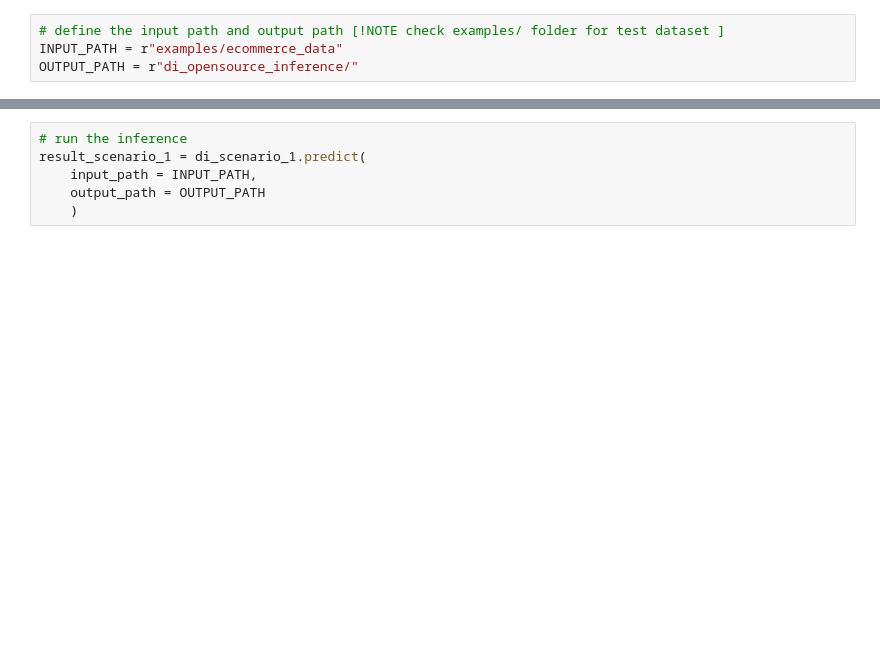
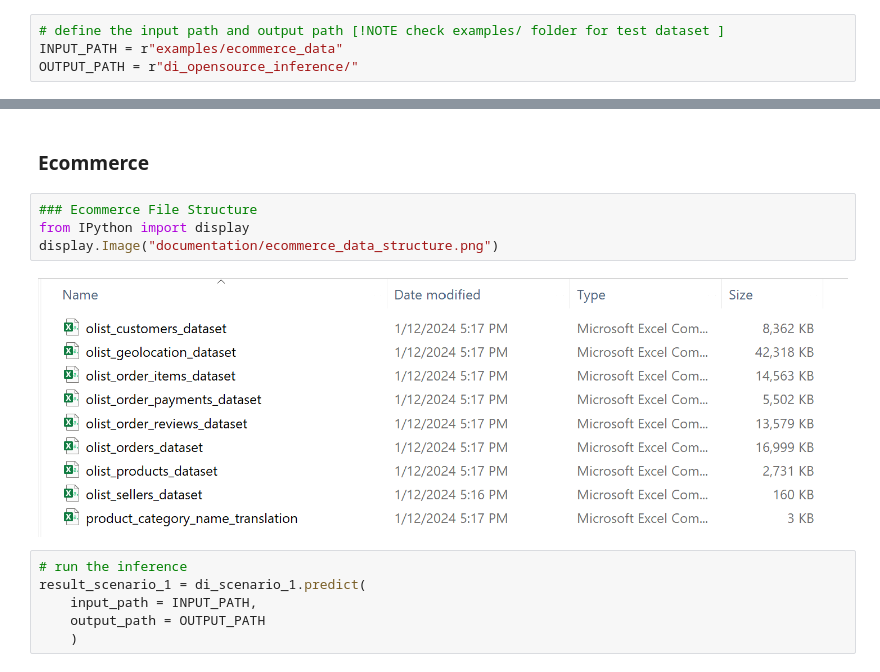
Before and after one commit to LEGOAI-TECHNOLOGIES/legoai_community_accelerator, a Jupyter notebook: DataTypeIdentification-Inference.ipynb, the cells around one changed output, grey strips where cells are left out. Drawn from its saved outputs; the diff is of its cells as text; blank space fills up the shorter version.

```diff
--- a/DataTypeIdentification-Inference.ipynb
+++ b/DataTypeIdentification-Inference.ipynb
@@ -24,3 +19,11 @@ OUTPUT_PATH = r"di_opensource_inference/"
+# %% [markdown]
+### Ecommerce
+# %%
+### Ecommerce File Structure
+from IPython import display
+display.Image("documentation/ecommerce_data_structure.png")
+# %% [output]
+[figure, added]
 # %%
 # run the inference
 result_scenario_1 = di_scenario_1.predict(
```
Also changed, not shown: parts of 2 cells of this notebook.
